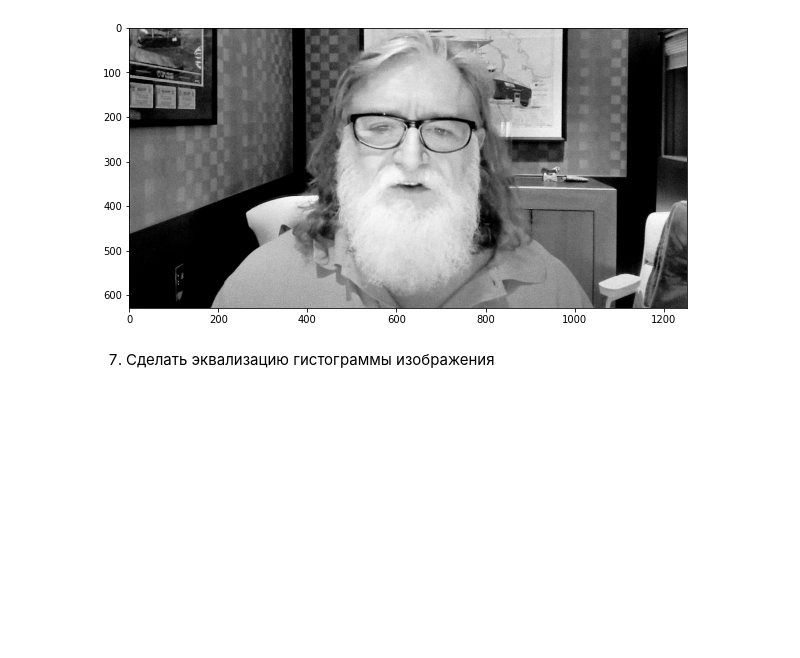
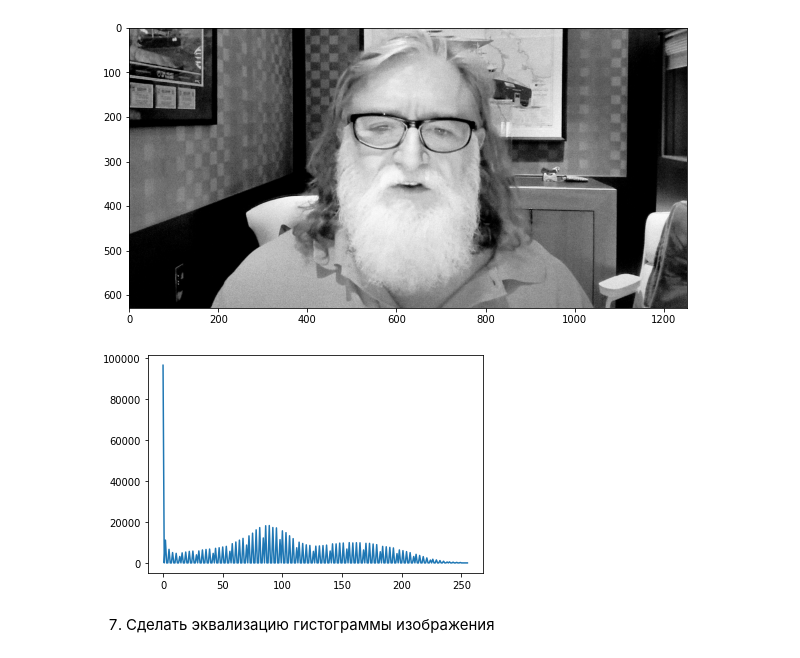
Before and after one commit to Liptee/Image-processing, a Jupyter notebook: LAB1/img_processing.ipynb, the cells around one changed output. Drawn from its saved outputs; the diff is of its cells as text; code cells hidden in the pictures; blank space fills up the shorter version.

```diff
--- a/LAB1/img_processing.ipynb
+++ b/LAB1/img_processing.ipynb
@@ -147,5 +154,9 @@ ax.imshow(contr, cmap='Greys_r')
 plt.show()
 # %% [output]
 [figure]
+# %%
+make_hist(contr, draw=True, rtrn=False)
+# %% [output]
+[figure, added]
 # %% [markdown]
 7. Сделать эквализацию гистограммы изображения
```
Also changed, not shown: parts of 14 cells of this notebook.
